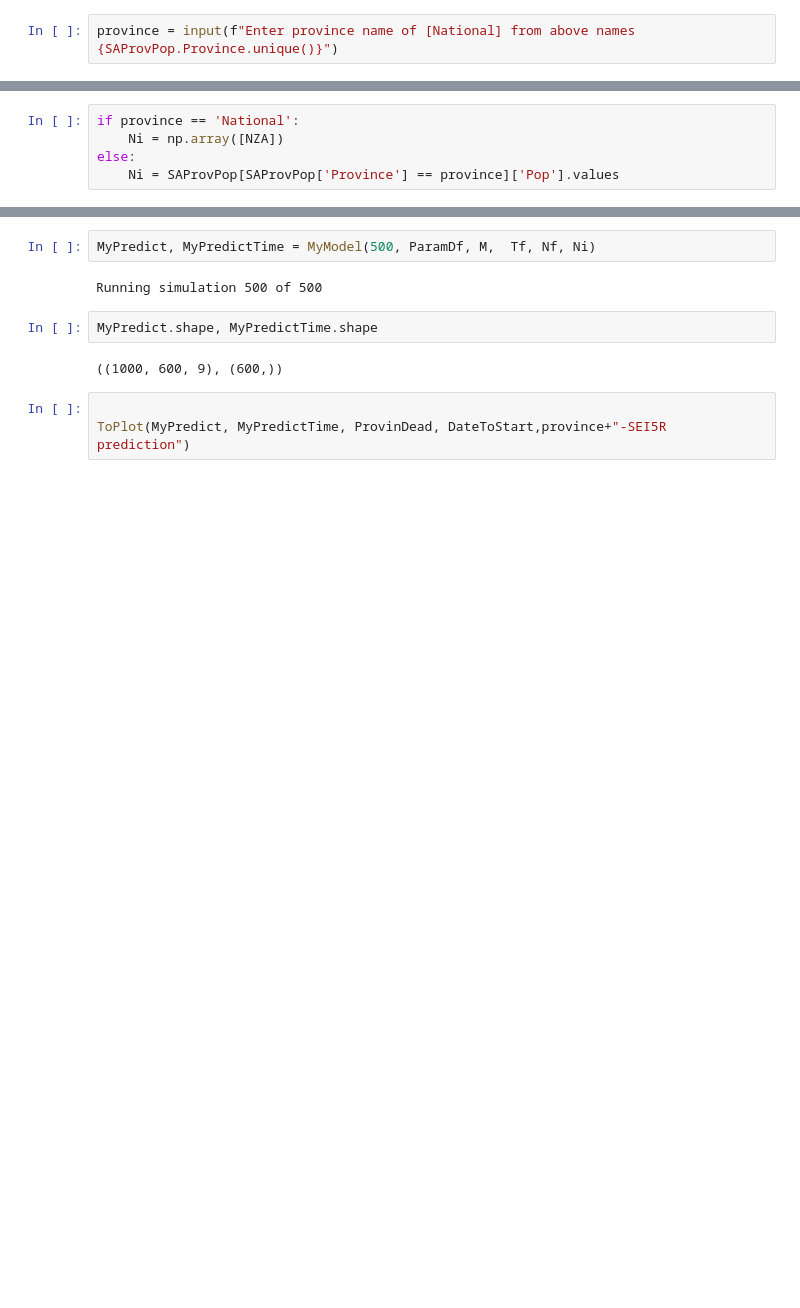
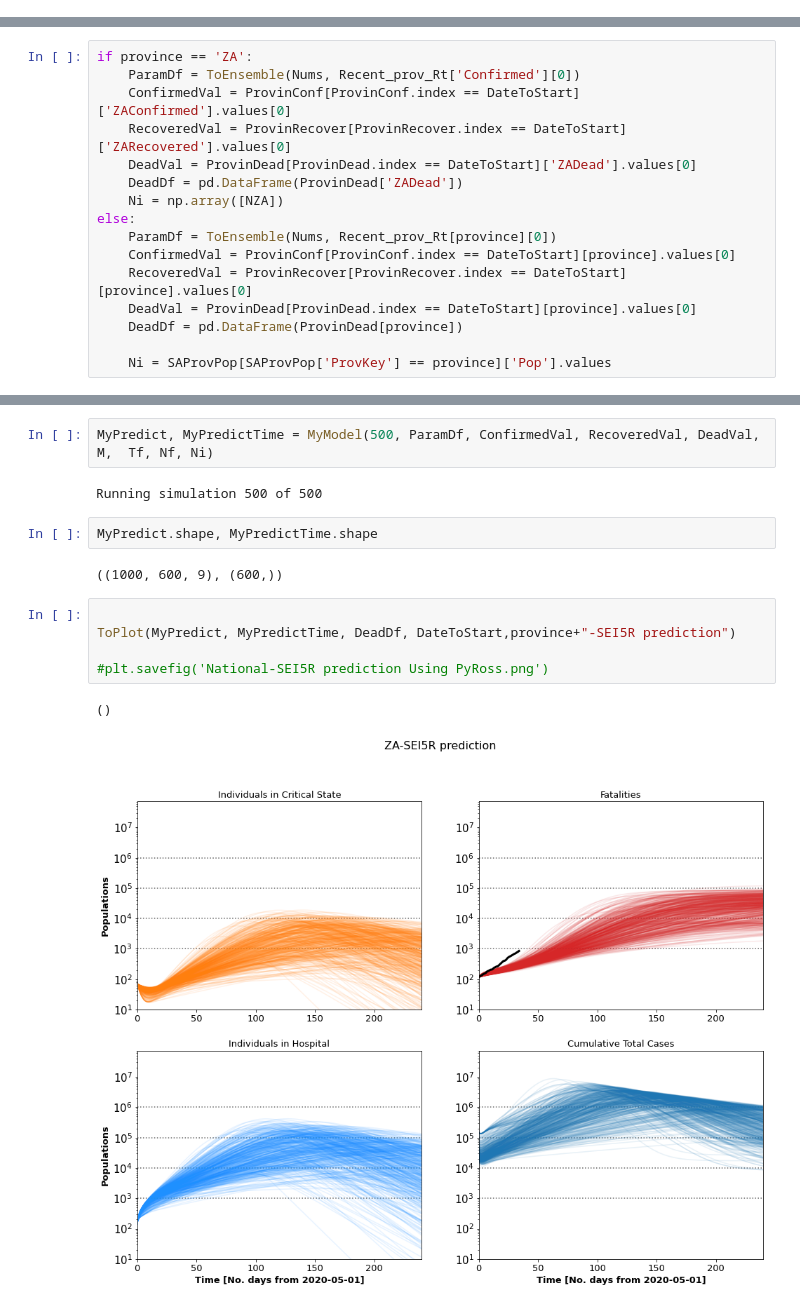
Before and after one commit to ifornax/Covid19, a Jupyter notebook: PySEIR_Province_NO.ipynb, the cells around one changed output, grey strips where cells are left out. Saved outputs shown, nothing was run; the diff lists cells and outputs as text; blank space fills up the shorter version.

Commit message:
Added PyRoss equivalent of our model

```diff
--- a/PySEIR_Province_NO.ipynb
+++ b/PySEIR_Province_NO.ipynb
@@ -955,2 +1030,0 @@ ParamDf = ToEnsemble(Nums, 2.4)
-# %%
-province = input(f"Enter province name of [National] from above names {SAProvPop.Province.unique()}")
@@ -960,8 +1031,19 @@ Enter province name of [National] from above names ['Gauteng' 'KwaZulu-Natal' 'W
-# %%
-if province == 'National':
-    Ni = np.array([NZA])
-else:
-    Ni = SAProvPop[SAProvPop['Province'] == province]['Pop'].values
+# %%
+if province == 'ZA':
+    ParamDf = ToEnsemble(Nums, Recent_prov_Rt['Confirmed'][0])
+    ConfirmedVal = ProvinConf[ProvinConf.index == DateToStart]['ZAConfirmed'].values[0]
+    RecoveredVal = ProvinRecover[ProvinRecover.index == DateToStart]['ZARecovered'].values[0]
+    DeadVal = ProvinDead[ProvinDead.index == DateToStart]['ZADead'].values[0]
+    DeadDf = pd.DataFrame(ProvinDead['ZADead'])
+    Ni = np.array([NZA])
+else:
+    ParamDf = ToEnsemble(Nums, Recent_prov_Rt[province][0])
+    ConfirmedVal = ProvinConf[ProvinConf.index == DateToStart][province].values[0]
+    RecoveredVal = ProvinRecover[ProvinRecover.index == DateToStart][province].values[0]
+    DeadVal = ProvinDead[ProvinDead.index == DateToStart][province].values[0]
+    DeadDf = pd.DataFrame(ProvinDead[province])
+
+    Ni = SAProvPop[SAProvPop['ProvKey'] == province]['Pop'].values
 # %%
 print(f"Total population in {province} = {Ni}")
 # %% [output]
@@ -969,5 +1051,5 @@ Total population in National = [59156682]
 # %%
-MyPredict, MyPredictTime = MyModel(500, ParamDf, M,  Tf, Nf, Ni)
+MyPredict, MyPredictTime = MyModel(500, ParamDf, ConfirmedVal, RecoveredVal, DeadVal, M,  Tf, Nf, Ni)
 # %% [output]
 Running simulation 500 of 500
 # %%
@@ -976,4 +1058,9 @@ MyPredict.shape, MyPredictTime.shape
 ((1000, 600, 9), (600,))
 # %%
 
-ToPlot(MyPredict, MyPredictTime, ProvinDead, DateToStart,province+"-SEI5R prediction")
+ToPlot(MyPredict, MyPredictTime, DeadDf, DateToStart,province+"-SEI5R prediction")
+
+#plt.savefig('National-SEI5R prediction Using PyRoss.png')
+# %% [output]
+()
+[figure, added]
```
Also changed, not shown: parts of 14 cells of this notebook, 1 other file.
